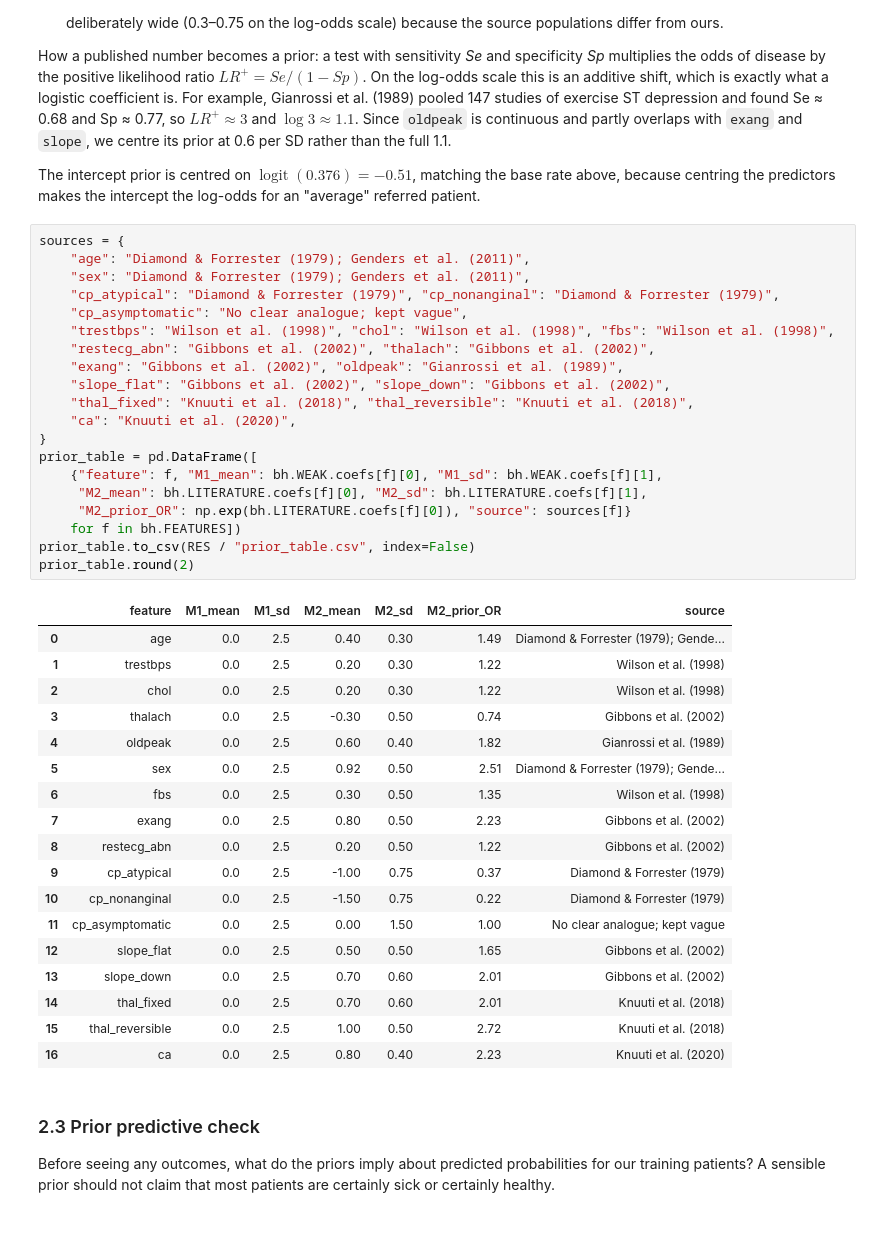
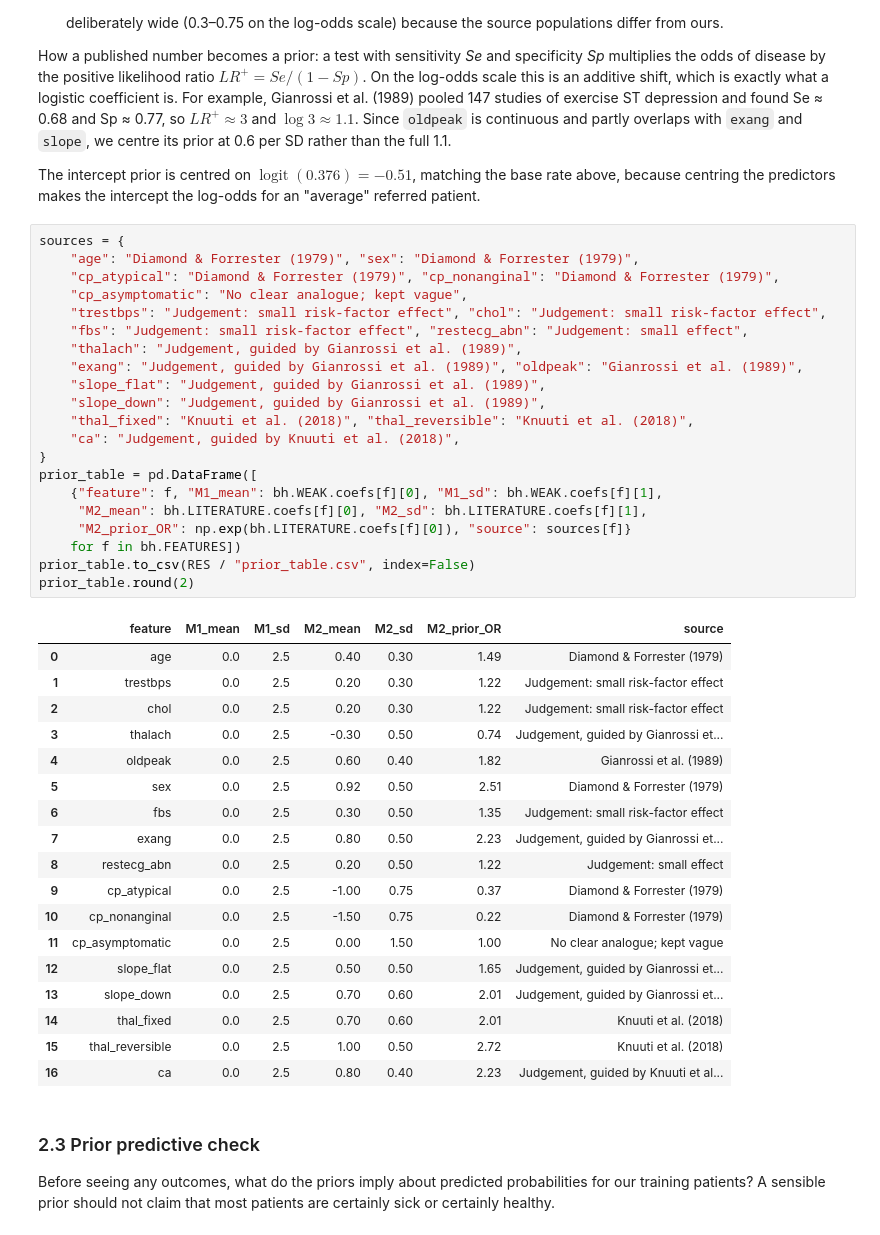
Before and after one commit to Freedos1/Cerveau, a Jupyter notebook: Bayesian_Heart_Disease/Bayesian_Heart_Disease_Diagnosis.ipynb, the cells around one changed output. Drawn from its saved outputs; the diff is of its cells as text.

```diff
--- a/Bayesian_Heart_Disease/Bayesian_Heart_Disease_Diagnosis.ipynb
+++ b/Bayesian_Heart_Disease/Bayesian_Heart_Disease_Diagnosis.ipynb
@@ -300,43 +300,44 @@ The intercept prior is centred on $\operatorname{logit}(0.376) = -0.51$, matchin
 because centring the predictors makes the intercept the log-odds for an "average" referred patient.
 # %%
 sources = {
-    "age": "Diamond & Forrester (1979); Genders et al. (2011)",
-    "sex": "Diamond & Forrester (1979); Genders et al. (2011)",
+    "age": "Diamond & Forrester (1979)", "sex": "Diamond & Forrester (1979)",
     "cp_atypical": "Diamond & Forrester (1979)", "cp_nonanginal": "Diamond & Forrester (1979)",
     "cp_asymptomatic": "No clear analogue; kept vague",
-    "trestbps": "Wilson et al. (1998)", "chol": "Wilson et al. (1998)", "fbs": "Wilson et al. (1998)",
-    "restecg_abn": "Gibbons et al. (2002)", "thalach": "Gibbons et al. (2002)",
-    "exang": "Gibbons et al. (2002)", "oldpeak": "Gianrossi et al. (1989)",
-    "slope_flat": "Gibbons et al. (2002)", "slope_down": "Gibbons et al. (2002)",
+    "trestbps": "Judgement: small risk-factor effect", "chol": "Judgement: small risk-factor effect",
+    "fbs": "Judgement: small risk-factor effect", "restecg_abn": "Judgement: small effect",
+    "thalach": "Judgement, guided by Gianrossi et al. (1989)",
+    "exang": "Judgement, guided by Gianrossi et al. (1989)", "oldpeak": "Gianrossi et al. (1989)",
+    "slope_flat": "Judgement, guided by Gianrossi et al. (1989)",
+    "slope_down": "Judgement, guided by Gianrossi et al. (1989)",
     "thal_fixed": "Knuuti et al. (2018)", "thal_reversible": "Knuuti et al. (2018)",
-    "ca": "Knuuti et al. (2020)",
+    "ca": "Judgement, guided by Knuuti et al. (2018)",
 }
 prior_table = pd.DataFrame([
     {"feature": f, "M1_mean": bh.WEAK.coefs[f][0], "M1_sd": bh.WEAK.coefs[f][1],
      "M2_mean": bh.LITERATURE.coefs[f][0], "M2_sd": bh.LITERATURE.coefs[f][1],
      "M2_prior_OR": np.exp(bh.LITERATURE.coefs[f][0]), "source": sources[f]}
     for f in bh.FEATURES])
 prior_table.to_csv(RES / "prior_table.csv", index=False)
 prior_table.round(2)
 # %% [output]
 |  | feature | M1_mean | M1_sd | M2_mean | M2_sd | M2_prior_OR | source |
-| 0 | age | 0.0 | 2.5 | 0.40 | 0.30 | 1.49 | Diamond & Forrester (1979); Gende... |
-| 1 | trestbps | 0.0 | 2.5 | 0.20 | 0.30 | 1.22 | Wilson et al. (1998) |
-| 2 | chol | 0.0 | 2.5 | 0.20 | 0.30 | 1.22 | Wilson et al. (1998) |
-| 3 | thalach | 0.0 | 2.5 | -0.30 | 0.50 | 0.74 | Gibbons et al. (2002) |
+| 0 | age | 0.0 | 2.5 | 0.40 | 0.30 | 1.49 | Diamond & Forrester (1979) |
+| 1 | trestbps | 0.0 | 2.5 | 0.20 | 0.30 | 1.22 | Judgement: small risk-factor effect |
+| 2 | chol | 0.0 | 2.5 | 0.20 | 0.30 | 1.22 | Judgement: small risk-factor effect |
+| 3 | thalach | 0.0 | 2.5 | -0.30 | 0.50 | 0.74 | Judgement, guided by Gianrossi et... |
 | 4 | oldpeak | 0.0 | 2.5 | 0.60 | 0.40 | 1.82 | Gianrossi et al. (1989) |
-| 5 | sex | 0.0 | 2.5 | 0.92 | 0.50 | 2.51 | Diamond & Forrester (1979); Gende... |
-| 6 | fbs | 0.0 | 2.5 | 0.30 | 0.50 | 1.35 | Wilson et al. (1998) |
-| 7 | exang | 0.0 | 2.5 | 0.80 | 0.50 | 2.23 | Gibbons et al. (2002) |
-| 8 | restecg_abn | 0.0 | 2.5 | 0.20 | 0.50 | 1.22 | Gibbons et al. (2002) |
+| 5 | sex | 0.0 | 2.5 | 0.92 | 0.50 | 2.51 | Diamond & Forrester (1979) |
+| 6 | fbs | 0.0 | 2.5 | 0.30 | 0.50 | 1.35 | Judgement: small risk-factor effect |
+| 7 | exang | 0.0 | 2.5 | 0.80 | 0.50 | 2.23 | Judgement, guided by Gianrossi et... |
+| 8 | restecg_abn | 0.0 | 2.5 | 0.20 | 0.50 | 1.22 | Judgement: small effect |
 | 9 | cp_atypical | 0.0 | 2.5 | -1.00 | 0.75 | 0.37 | Diamond & Forrester (1979) |
 | 10 | cp_nonanginal | 0.0 | 2.5 | -1.50 | 0.75 | 0.22 | Diamond & Forrester (1979) |
 | 11 | cp_asymptomatic | 0.0 | 2.5 | 0.00 | 1.50 | 1.00 | No clear analogue; kept vague |
-| 12 | slope_flat | 0.0 | 2.5 | 0.50 | 0.50 | 1.65 | Gibbons et al. (2002) |
-| 13 | slope_down | 0.0 | 2.5 | 0.70 | 0.60 | 2.01 | Gibbons et al. (2002) |
+| 12 | slope_flat | 0.0 | 2.5 | 0.50 | 0.50 | 1.65 | Judgement, guided by Gianrossi et... |
+| 13 | slope_down | 0.0 | 2.5 | 0.70 | 0.60 | 2.01 | Judgement, guided by Gianrossi et... |
 | 14 | thal_fixed | 0.0 | 2.5 | 0.70 | 0.60 | 2.01 | Knuuti et al. (2018) |
 | 15 | thal_reversible | 0.0 | 2.5 | 1.00 | 0.50 | 2.72 | Knuuti et al. (2018) |
-| 16 | ca | 0.0 | 2.5 | 0.80 | 0.40 | 2.23 | Knuuti et al. (2020) |
+| 16 | ca | 0.0 | 2.5 | 0.80 | 0.40 | 2.23 | Judgement, guided by Knuuti et al... |
 # %% [markdown]
 ### 2.3 Prior predictive check
 
```
Also changed, not shown: parts of 2 cells of this notebook, 3 other files.
